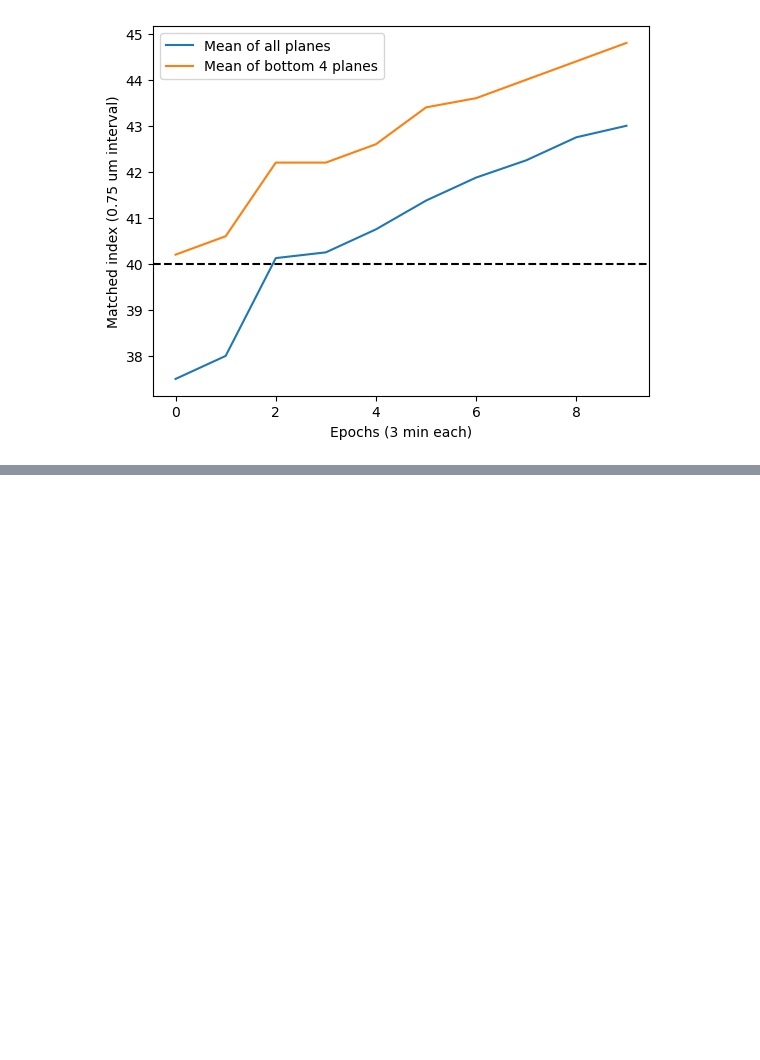
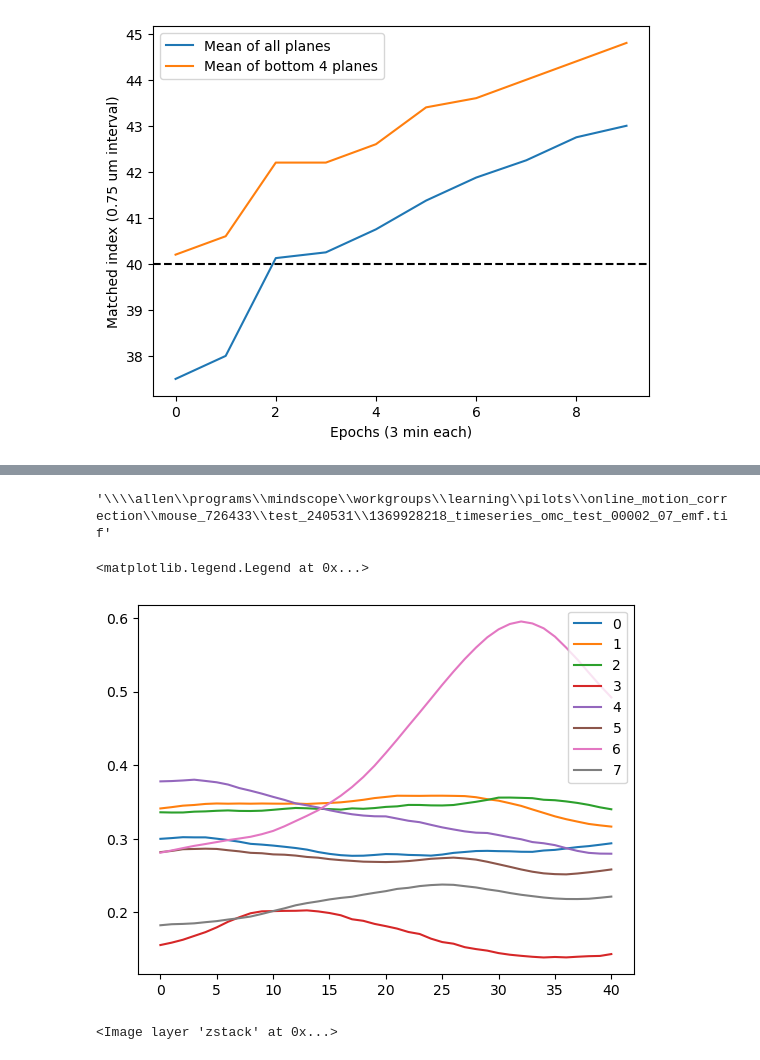
Before and after one commit to AllenNeuralDynamics/lamf_analysis_lims, a Jupyter notebook: qc/2p_data/online_motion_correction/240517_online_motion_correction_analysis.ipynb, the cells around one changed output, grey strips where cells are left out. Cells and saved outputs as stored; diff of their text form; code cells hidden in the pictures; blank space fills up the shorter version.

Commit message:
fixing omc zdrift calculation

```diff
--- a/qc/2p_data/online_motion_correction/240517_online_motion_correction_analysis.ipynb
+++ b/qc/2p_data/online_motion_correction/240517_online_motion_correction_analysis.ipynb
@@ -556,0 +635,5 @@ ax.legend()
+# %%
+viewer = napari.Viewer()
+for fi, fn in enumerate(emf_fn_list):
+    emf = tifffile.imread(fn)
+    viewer.add_image(emf, name=f'{fi}')
@@ -557,6 +653,8 @@ ax.legend()
 # %%
-for fn in omc_fn_list:
+omc_parent_opid = []
+for fn in emf_fn_list:
     h5fn = fn.split('.')[0] + '_zdrift.h5'
     with h5py.File(h5fn, 'r') as h:
-        corrcoef = h['corrcoef'][:]
-    print([cc.max() for cc in corrcoef])
+        mc_matched_zstack_fn = h['matched_zstack_fn'][()]
+        parent_opid = Path(mc_matched_zstack_fn.decode('utf-8', errors='replace')).name.split('_')[2]
+    omc_parent_opid.append(parent_opid)
@@ -575,0 +735,39 @@ corrcoef.shape
+# %%
+fn
+# %% [output]
+'\\\\allen\\programs\\mindscope\\workgroups\\learning\\pilots\\online_motion_correction\\mouse_726433\\test_240531\\1369928218_timeseries_omc_test_00002_07_emf.tif'
+# %%
+fn = emf_fn_list[1]
+h5fn = fn.split('.')[0] + '_zdrift.h5'
+ops_fn = fn.split('_emf')[0] + '_ops.npy'
+ops = np.load(ops_fn, allow_pickle=True).item()
+y_roll_top = np.max(ops['reg_result'][4][0])
+y_roll_bottom = np.min(ops['reg_result'][4][0])
+x_roll_left = np.max(ops['reg_result'][4][1])
+x_roll_right = np.min(ops['reg_result'][4][1])
+if y_roll_bottom >= 0:
+    y_roll_bottom = -1
+if x_roll_right >= 0:
+    x_roll_right = -1
+
+with h5py.File(h5fn, 'r') as h:
+    corrcoef_zstack_finding = h['corrcoef_zstack_finding'][:]
+    tmat = h['tmat'][:]
+    matched_zstack_fn = Path('/' + h['matched_zstack_fn'][()].decode('utf-8', errors='replace'))
+    emf_registered = h['emf_registered'][:]
+zstack = tifffile.imread(matched_zstack_fn)[:, y_roll_top:y_roll_bottom, x_roll_left:x_roll_right]
+
+fig, ax = plt.subplots()
+for ci, cc in enumerate(corrcoef_zstack_finding):
+    ax.plot(cc, label=f'{ci}')
+ax.legend()
+# %% [output]
+<matplotlib.legend.Legend at 0x...>
+[figure, added]
+# %%
+viewer = napari.Viewer()
+for emf in emf_registered:
+    viewer.add_image(emf)
+viewer.add_image(zstack)
+# %% [output]
+<Image layer 'zstack' at 0x...>
```
Also changed, not shown: parts of 45 cells of this notebook, 5 other files.
